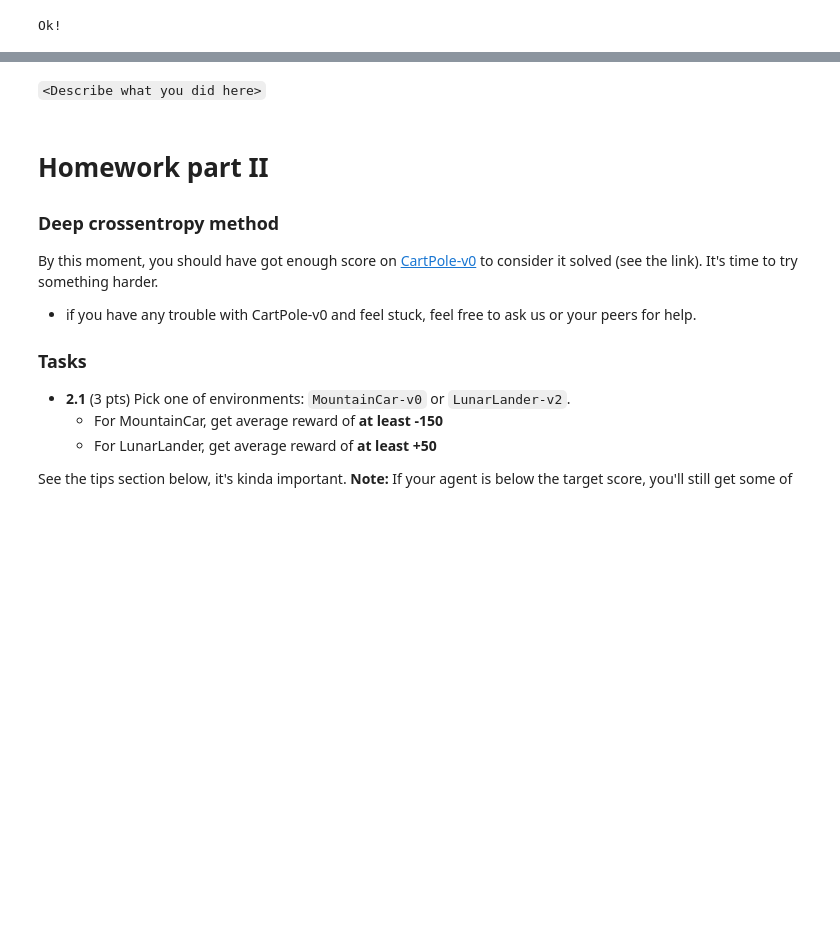
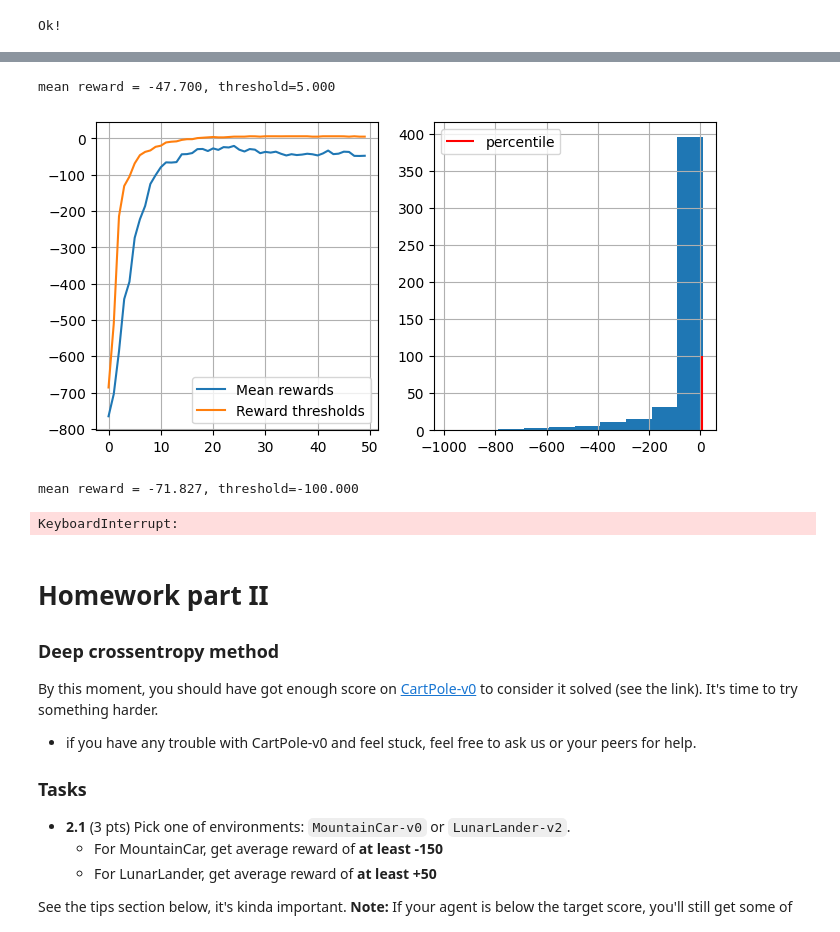
Before and after one commit to Aphelack/Practical_RL, a Jupyter notebook: week01_intro/deep_crossentropy_method.ipynb, the cells around one changed output, grey strips where cells are left out. Cells and saved outputs as stored; diff of their text form; code cells hidden in the pictures; blank space fills up the shorter version.

````diff
--- a/week01_intro/deep_crossentropy_method.ipynb
+++ b/week01_intro/deep_crossentropy_method.ipynb
@@ -611,2 +490,47 @@ Testing n_sessions=300:
-# %% [markdown]
-```<Describe what you did here>```
+# %%
+def make_experiment_adaptive_percentile(n_sessions=500, max_iter=150):
+    """
+    Adaptive percentile: tighten as rewards improve
+    """
+    policy = initialize_policy(n_states, n_actions)
+    log = []
+    best_ever = -np.inf
+
+    for i in range(max_iter):
+        sessions = [generate_session(env, policy) for _ in range(n_sessions)]
+        states_batch, actions_batch, rewards_batch = zip(*sessions)
+        mean_reward = np.mean(rewards_batch)
+        best_ever = max(best_ever, mean_reward)
+
+        # Adaptive percentile: increase as performance improves
+        improvement_ratio = max(0, (best_ever + 300) / 300)
+        adaptive_perc = np.clip(90 - 25 * min(improvement_ratio, 1.0), 10, 90)
+
+        elite_states, elite_actions = select_elites(
+            states_batch, actions_batch, rewards_batch, percentile=adaptive_perc
+        )
+
+        new_policy = get_new_policy(elite_states, elite_actions)
+        uniform = np.ones((n_states, n_actions)) / n_actions
+        new_policy = 0.95 * new_policy + 0.05 * uniform
+
+        if i < 30:
+            lr = 0.4
+        elif i < 80:
+            lr = 0.05
+        else:
+            lr = 0.01
+
+        policy = lr * new_policy + (1 - lr) * policy
+
+        show_progress(rewards_batch, log, adaptive_perc)
+# %%
+make_experiment_adaptive_percentile(500, max_iter=50)
+# %% [output]
+mean reward = -47.700, threshold=5.000
+[figure, added]
+# %%
+make_experiment(n_sessions=300, percentile=50, learning_rate=1.)
+# %% [output]
+mean reward = -71.827, threshold=-100.000
+KeyboardInterrupt:
````
Also changed, not shown: parts of 4 cells of this notebook.
